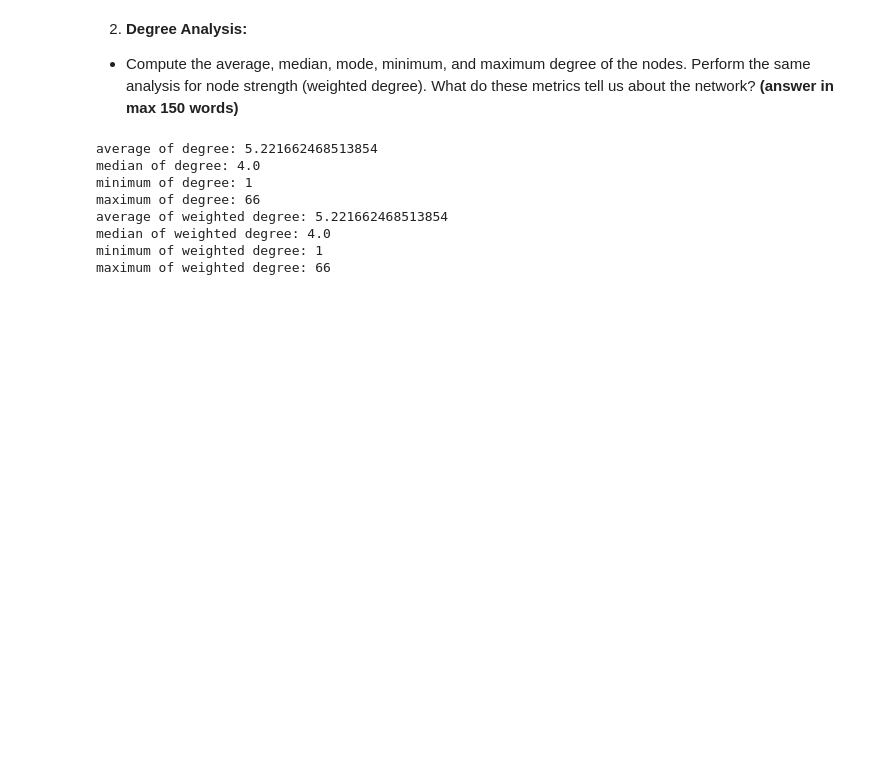
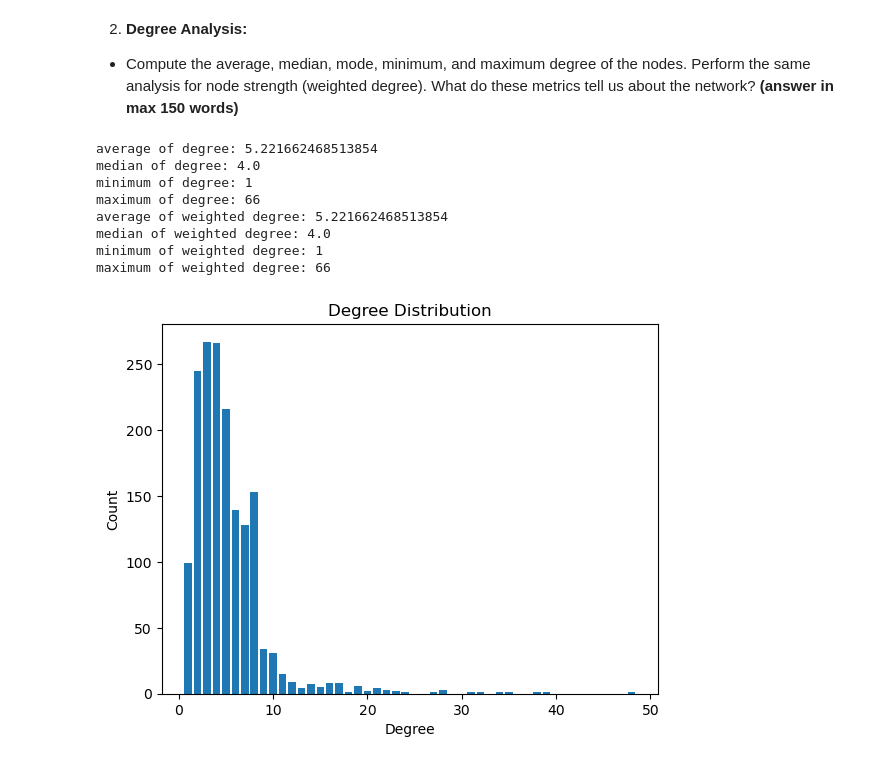
Before and after one commit to llull179/Assigments_comsocsci2024, a Jupyter notebook: Assigment1/Assigment1.ipynb, the cells around one changed output. Cells and saved outputs as stored; diff of their text form; code cells hidden in the pictures; blank space fills up the shorter version.

```diff
--- a/Assigment1/Assigment1.ipynb
+++ b/Assigment1/Assigment1.ipynb
@@ -465,3 +459,12 @@ average of weighted degree: 5.221662468513854
 median of weighted degree: 4.0
 minimum of weighted degree: 1
 maximum of weighted degree: 66
+# %%
+degree_counts = pd.Series(dict(G.degree())).value_counts()
+plt.bar(degree_counts.index, degree_counts.values)
+plt.xlabel('Degree')
+plt.ylabel('Count')
+plt.title('Degree Distribution')
+plt.show()
+# %% [output]
+[figure, added]
```
Also changed, not shown: parts of 14 cells of this notebook, 6 other files.
